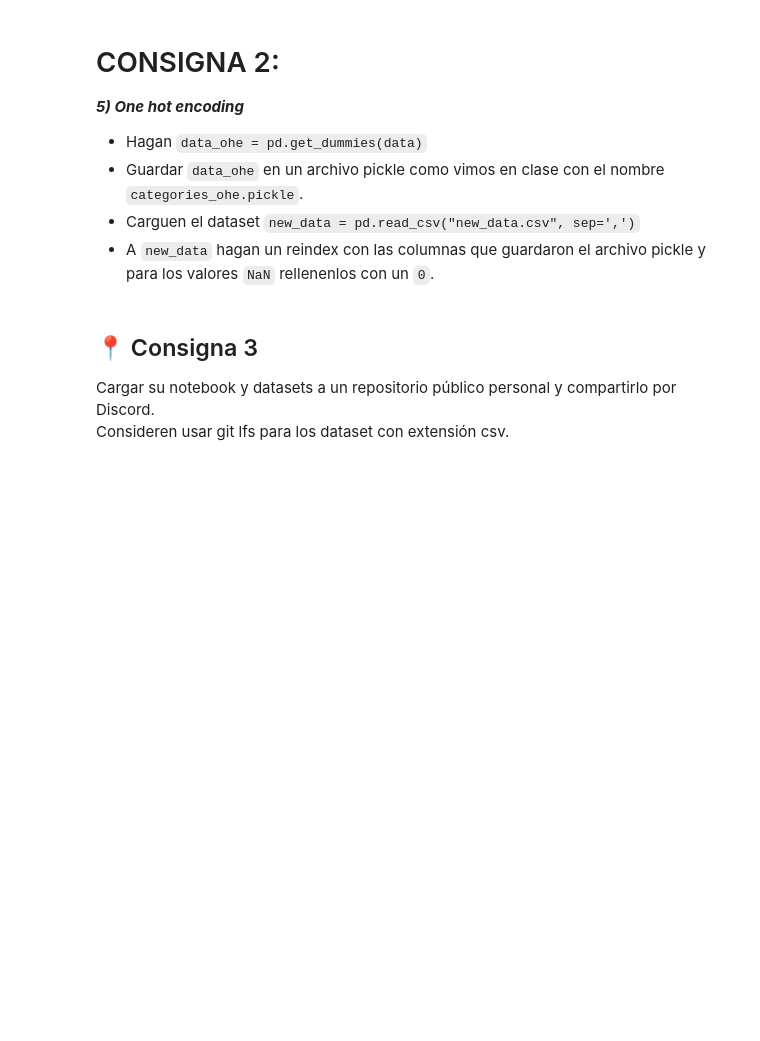
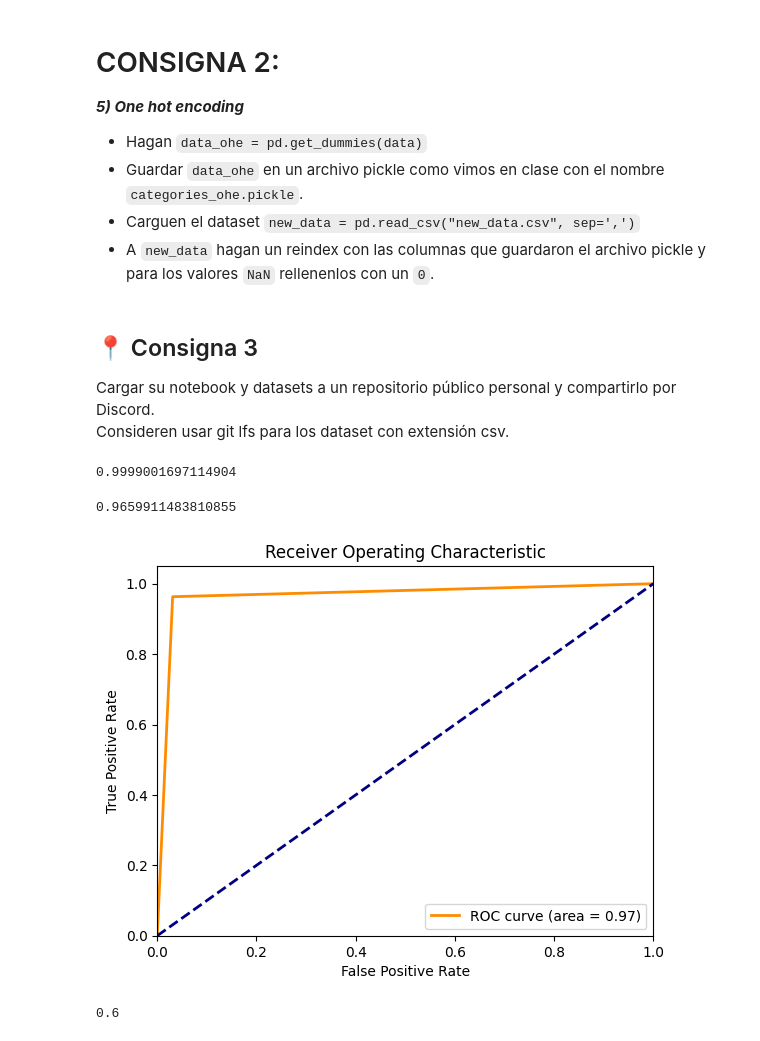
Before and after one commit to MauroPerna/EPH-2019-ANALYSIS, a Jupyter notebook: EPH.ipynb, the cells around one changed output. Drawn from its saved outputs; the diff is of its cells as text; code cells hidden in the pictures; blank space fills up the shorter version.

Commit message:
Feature: train model to predict incomes over 15000

```diff
--- a/EPH.ipynb
+++ b/EPH.ipynb
@@ -134,3 +201,74 @@ new_data
 
 Cargar su notebook y datasets a un repositorio público personal y compartirlo por Discord.
 <br>Consideren usar git lfs para los dataset con extensión csv.
+# %%
+data_ohe['ingresos_mayores_15000'] = data_ohe['ingresos_totales'] > 15000
+data_ohe.drop('ingresos_totales', axis=1, inplace=True)
+
+x_data = data_ohe.drop('ingresos_mayores_15000', axis=1)
+y_data = data_ohe['ingresos_mayores_15000']
+# %%
+from sklearn.model_selection import train_test_split
+from sklearn.ensemble import RandomForestClassifier
+
+x_train, x_test, y_train, y_test = train_test_split(x_data, y_data, test_size=0.3, random_state=42)
+
+
+# rf = RandomForestClassifier(n_estimators=100)
+
+# rf.fit(x_train, y_train)
+
+# with open('./data/model.pickle', 'wb') as handle:
+#     pickle.dump(rf, handle, protocol=pickle.HIGHEST_PROTOCOL)
+
+with open('./data/model.pickle', 'rb') as handle:
+    rf = pickle.load(handle)
+# %%
+# en training
+pred_tr=rf.predict(x_train)
+
+# en testing
+pred_ts=rf.predict(x_test)
+# %%
+# Crea un DF con los datos de la realidad de lo que paso con Y y al lado lo que el modelo predijo de Y
+df_val_tr=pd.DataFrame({'y_train':y_train, 'pred_tr':pred_tr})
+
+tr_model_score = sum(df_val_tr.y_train==df_val_tr.pred_tr) / len(y_train)
+
+tr_model_score
+# %% [output]
+0.9999001697114904
+# %%
+from sklearn.metrics import accuracy_score
+
+accuracy_score(y_test, pred_ts, normalize=True)
+# %% [output]
+0.9659911483810855
+# %%
+from sklearn.metrics import roc_curve, auc
+import matplotlib.pyplot as plt
+
+fpr, tpr, thresholds = roc_curve(y_test, pred_ts)
+roc_auc = auc(fpr, tpr)
+
+plt.figure()
+plt.plot(fpr, tpr, color='darkorange', lw=2, label='ROC curve (area = %0.2f)' % roc_auc)
+plt.plot([0, 1], [0, 1], color='navy', lw=2, linestyle='--')
+plt.xlim([0.0, 1.0])
+plt.ylim([0.0, 1.05])
+plt.xlabel('False Positive Rate')
+plt.ylabel('True Positive Rate')
+plt.title('Receiver Operating Characteristic')
+plt.legend(loc="lower right")
+plt.show()
+# %% [output]
+[figure, added]
+# %%
+X_new = new_data.drop('ingresos_totales', axis=1)
+y_new = new_data['ingresos_totales'] > 15000
+
+predict_production = rf.predict(X_new)
+
+accuracy_score(y_new, predict_production, normalize=True)
+# %% [output]
+0.6
```
Also changed, not shown: parts of 9 cells of this notebook, 2 other files.
